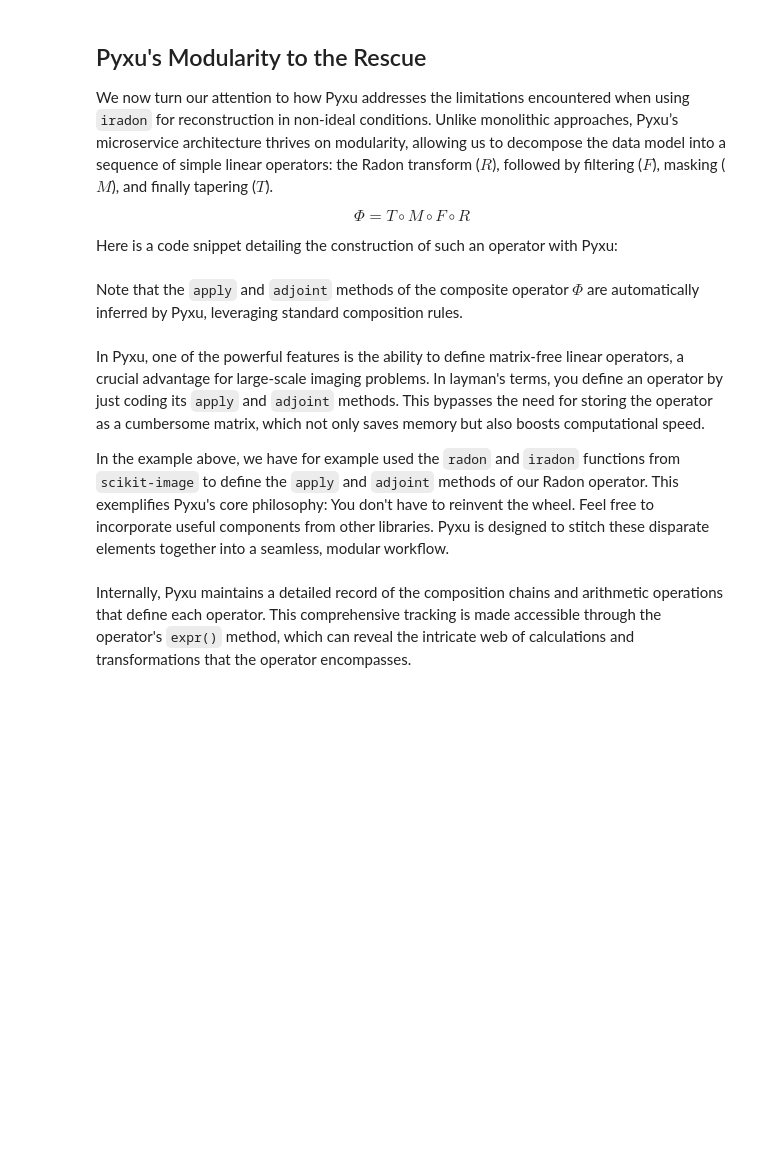
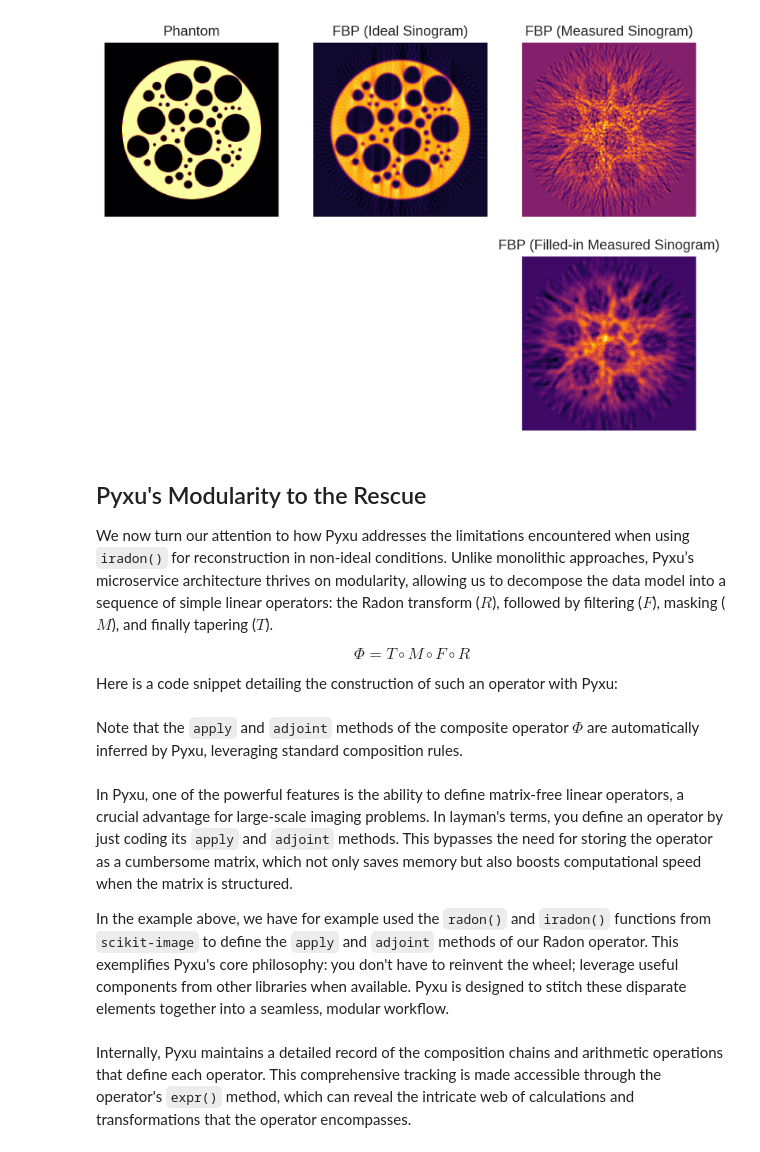
Before and after one commit to pyxu-org/pyxu, a Jupyter notebook: doc/intro/tomo.ipynb, the cells around one changed output. Saved outputs shown, nothing was run; the diff lists cells and outputs as text; code cells hidden in the pictures; blank space fills up the shorter version.

```diff
--- a/doc/intro/tomo.ipynb
+++ b/doc/intro/tomo.ipynb
@@ -121,32 +123,34 @@ methods in scenarios that deviate from their underlying assumptions.
 # %%
 fbp_ideal = ski.transform.iradon(radon_image=ideal_sino, filter_name="hamming")
 fbp_measured = ski.transform.iradon(radon_image=sino, filter_name="hamming")
 sino_fillin = sp.ndimage.uniform_filter(sino, [wsize, 0], mode='constant')
 fbp_fillin = ski.transform.iradon(radon_image=sino_fillin, filter_name="hamming")
 
-_ = plt.subplot(2,3,1)
-_ = plt.imshow(phantom)
-_ = plt.title('Phantom')
-_ = plt.axis('off')
+plt.subplot(2,3,1)
+plt.imshow(phantom)
+plt.title('Phantom')
+plt.axis('off')
 
-_ = plt.subplot(2,3,2)
-_ = plt.imshow(fbp_ideal)
-_ = plt.title('FBP (Ideal Sinogram)')
-_ = plt.axis('off')
+plt.subplot(2,3,2)
+plt.imshow(fbp_ideal)
+plt.title('FBP (Ideal Sinogram)')
+plt.axis('off')
 
-_ = plt.subplot(2,3,3)
-_ = plt.imshow(fbp_measured)
-_ = plt.title('FBP (Measured Sinogram)')
-_ = plt.axis('off')
+plt.subplot(2,3,3)
+plt.imshow(fbp_measured)
+plt.title('FBP (Measured Sinogram)')
+plt.axis('off')
 
-_ = plt.subplot(2,3,6)
-_ = plt.imshow(fbp_fillin)
-_ = plt.title('FBP (Filled-in Measured Sinogram)')
-_ = plt.axis('off')
+plt.subplot(2,3,6)
+plt.imshow(fbp_fillin)
+plt.title('FBP (Filled-in Measured Sinogram)')
+plt.axis('off');
+# %% [output]
+[figure, added]
 # %% [markdown]
 ## Pyxu's Modularity to the Rescue
 
-We now turn our attention to how Pyxu addresses the limitations encountered when using `iradon` for reconstruction in
+We now turn our attention to how Pyxu addresses the limitations encountered when using `iradon()` for reconstruction in
 non-ideal conditions. Unlike monolithic approaches, Pyxu’s microservice architecture thrives on modularity, allowing us
 to decompose the data model into a sequence of simple linear operators: the Radon transform ($R$), followed by filtering
 ($F$), masking ($M$), and finally tapering ($T$).
@@ -191,11 +197,11 @@ leveraging standard composition rules.
 In Pyxu, one of the powerful features is the ability to define matrix-free linear operators, a crucial advantage for
 large-scale imaging problems.  In layman's terms, you define an operator by just coding its `apply` and `adjoint`
 methods. This bypasses the need for storing the operator as a cumbersome matrix, which not only saves memory but also
-boosts computational speed.
+boosts computational speed when the matrix is structured.
 
-In the example above, we have for example used the `radon` and `iradon` functions from `scikit-image` to define the
-`apply` and `adjoint` methods of our Radon operator. This exemplifies Pyxu's core philosophy: You don't have to reinvent
-the wheel. Feel free to incorporate useful components from other libraries. Pyxu is designed to stitch these disparate
+In the example above, we have for example used the `radon()` and `iradon()` functions from `scikit-image` to define the
+`apply` and `adjoint` methods of our Radon operator. This exemplifies Pyxu's core philosophy: you don't have to reinvent
+the wheel; leverage useful components from other libraries when available. Pyxu is designed to stitch these disparate
 elements together into a seamless, modular workflow.
 # %% [markdown]
 Internally, Pyxu maintains a detailed record of the composition chains and arithmetic operations that define each
```
Also changed, not shown: parts of 35 cells of this notebook.
